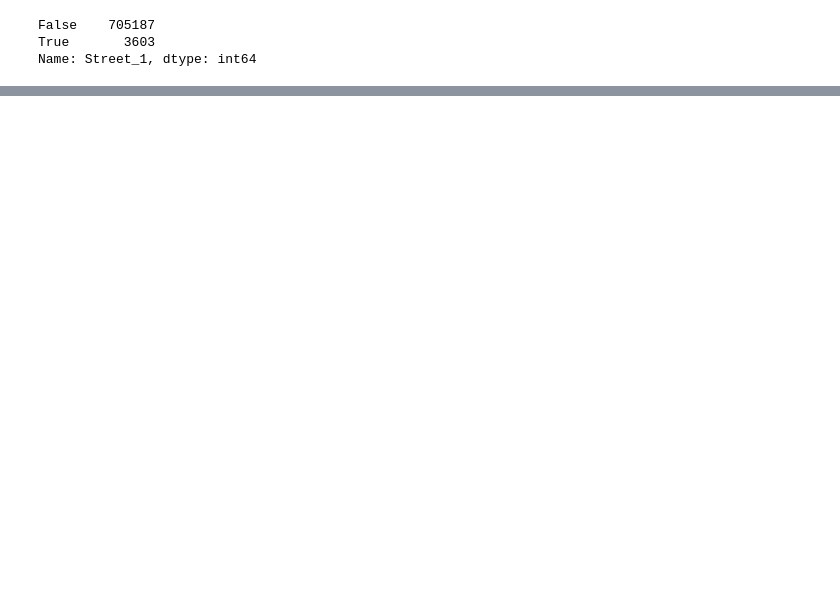
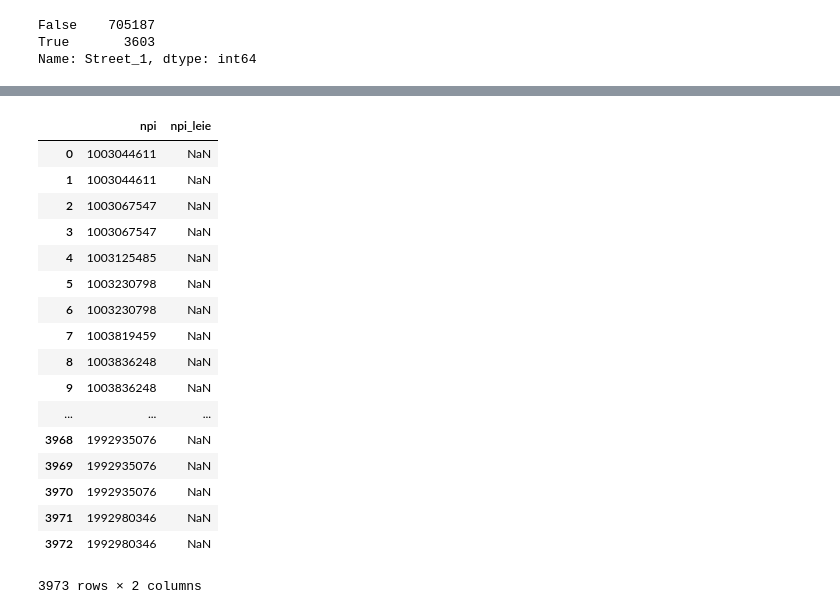
Before and after one commit to radsn/Medicare_anomaly_detection, a Jupyter notebook: capstone_hcpcs10.ipynb, the cells around one changed output, grey strips where cells are left out. Drawn from its saved outputs; the diff is of its cells as text; code cells hidden in the pictures; blank space fills up the shorter version.

```diff
--- a/capstone_hcpcs10.ipynb
+++ b/capstone_hcpcs10.ipynb
@@ -1423,0 +1770,17 @@ dfstreet.head(20)
+# %%
+## Since the dfnewstname gives the best results on matching with LEIE, merge this subset with the LEIE on newst1 and lastname.
+## First rename the LEIE npi col. to keep it distint from hcpcs10 npis -- create a new LEIE file for this.
+## Then drop the pointless cols from the LEIE
+
+##First create a copy of the LEIE df
+
+leie_ind_sub = leie_ind.copy()
+# %%
+## Rename the npi column in LEIE.
+
+leie_ind_sub.rename(columns={'npi': 'npi_leie'}, inplace=True)
+# %%
+## Drop the redundant cols from LEIE
+
+leie_ind_sub = leie_ind_sub.drop(['FIRSTNAME', 'MIDNAME', 'BUSNAME', 'GENERAL', 'SPECIALTY',
+       'UPIN', 'DOB', 'REINDATE', 'WAIVERDATE', 'WVRSTATE', 'zip_len',], axis=1)
@@ -1423,0 +1813,3 @@ dfstreet.head(20)
+# %%
+
+new_leie_npi = pd.merge(dfnewstname, leie_ind_sub,  how='left', left_on=['newst1','lastname'], right_on = ['newst1','lastname'])
@@ -1423,0 +1831,21 @@ dfstreet.head(20)
+# %%
+new_leie_npi.loc[:,['npi','npi_leie']]
+# %% [output]
+|  | npi | npi_leie |
+| 0 | 1003044611 | NaN |
+| 1 | 1003044611 | NaN |
+| 2 | 1003067547 | NaN |
+| 3 | 1003067547 | NaN |
+| 4 | 1003125485 | NaN |
+| 5 | 1003230798 | NaN |
+| 6 | 1003230798 | NaN |
+| 7 | 1003819459 | NaN |
+| 8 | 1003836248 | NaN |
+| 9 | 1003836248 | NaN |
+| ... | ... | ... |
+| 3968 | 1992935076 | NaN |
+| 3969 | 1992935076 | NaN |
+| 3970 | 1992935076 | NaN |
+| 3971 | 1992980346 | NaN |
+| 3972 | 1992980346 | NaN |
+3973 rows × 2 columns
```
Also changed, not shown: parts of 70 cells of this notebook.
